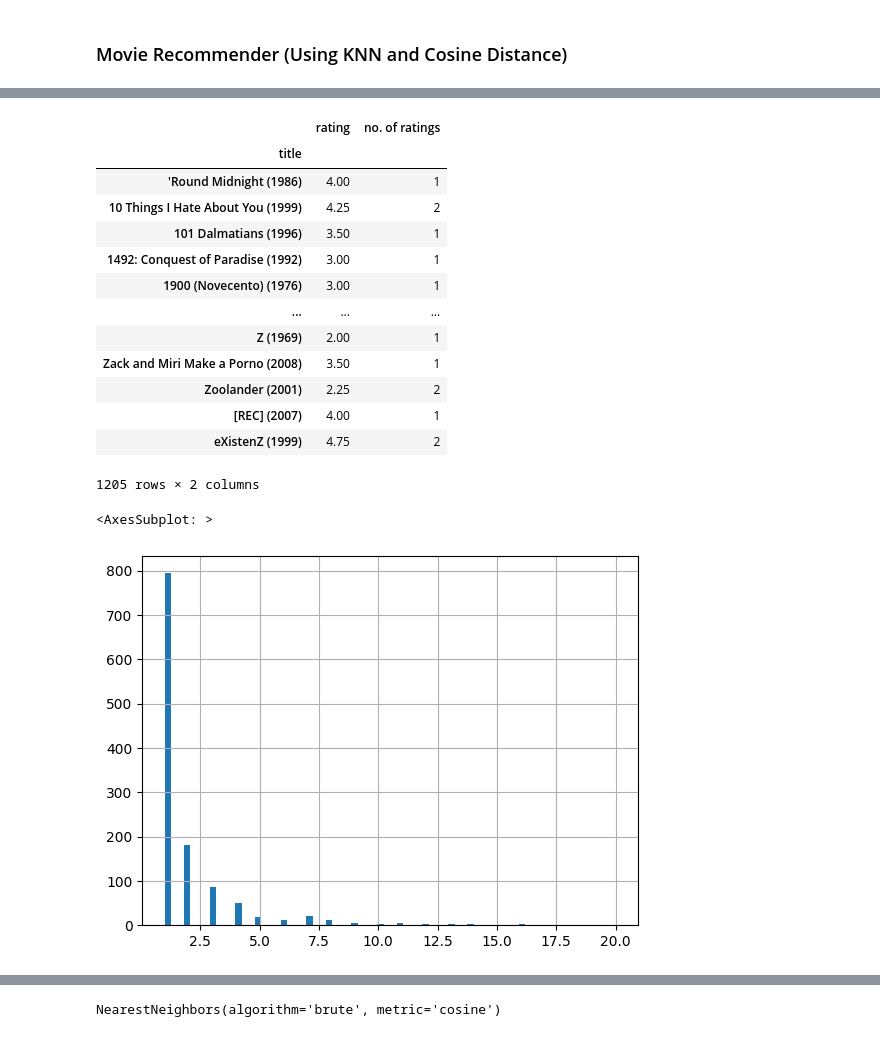
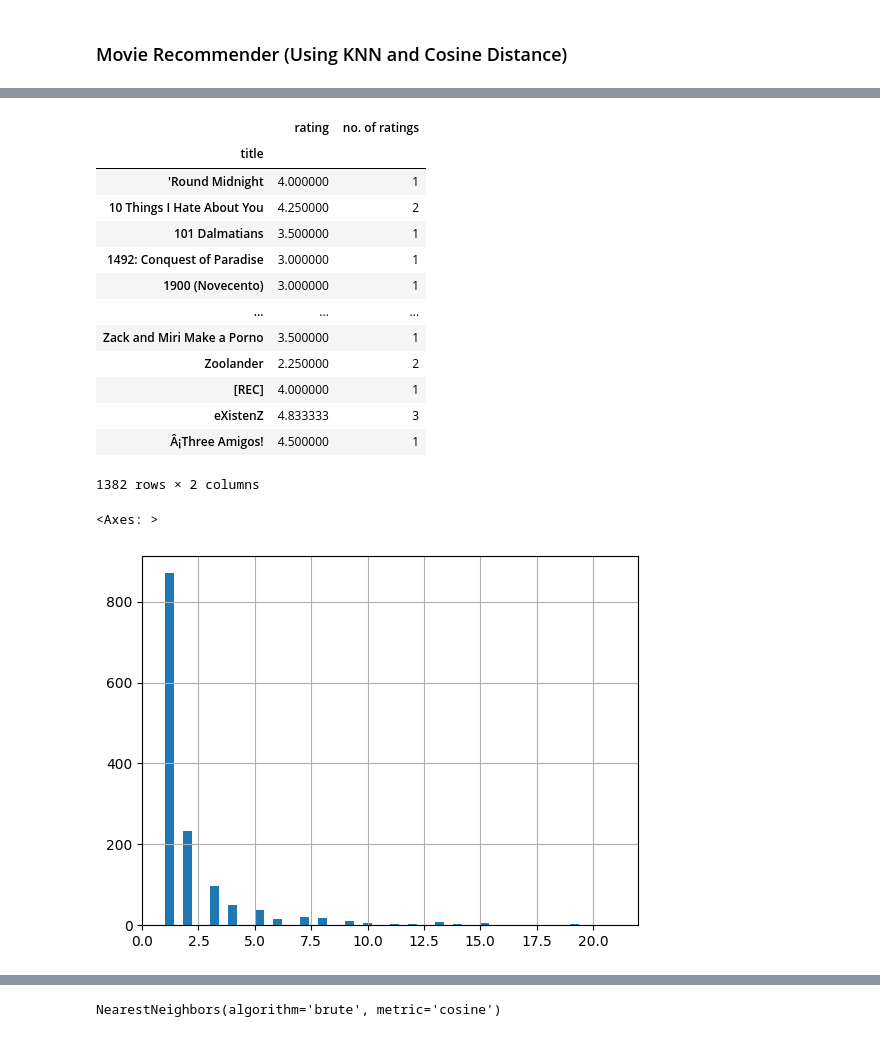
Before and after one commit to Prakhar-25/MovieMentor-Movie-Recommendation-, a Jupyter notebook: model_2.ipynb, the cells around one changed output, grey strips where cells are left out. Cells and saved outputs as stored; diff of their text form; code cells hidden in the pictures.

```diff
--- a/model_2.ipynb
+++ b/model_2.ipynb
@@ -28,0 +29,3 @@ movie
+# %%
+movie['title'] = movie['title'].str.rsplit(' (',n = 1).str[0]
+movie
@@ -29,3 +46,5 @@ movie
+# %%
+movie.dropna(subset=['title', 'userId', 'rating'], inplace=True)
 # %%
 import matplotlib.pyplot as plt
 %matplotlib inline
@@ -36,24 +55,24 @@ ratings
 # %% [output]
 |  | rating | no. of ratings |
 | title |  |  |
-| 'Round Midnight (1986) | 4.00 | 1 |
-| 10 Things I Hate About You (1999) | 4.25 | 2 |
-| 101 Dalmatians (1996) | 3.50 | 1 |
-| 1492: Conquest of Paradise (1992) | 3.00 | 1 |
-| 1900 (Novecento) (1976) | 3.00 | 1 |
+| 'Round Midnight | 4.000000 | 1 |
+| 10 Things I Hate About You | 4.250000 | 2 |
+| 101 Dalmatians | 3.500000 | 1 |
+| 1492: Conquest of Paradise | 3.000000 | 1 |
+| 1900 (Novecento) | 3.000000 | 1 |
 | ... | ... | ... |
-| Z (1969) | 2.00 | 1 |
-| Zack and Miri Make a Porno (2008) | 3.50 | 1 |
-| Zoolander (2001) | 2.25 | 2 |
-| [REC] (2007) | 4.00 | 1 |
-| eXistenZ (1999) | 4.75 | 2 |
+| Zack and Miri Make a Porno | 3.500000 | 1 |
+| Zoolander | 2.250000 | 2 |
+| [REC] | 4.000000 | 1 |
+| eXistenZ | 4.833333 | 3 |
+| Â¡Three Amigos! | 4.500000 | 1 |
-1205 rows × 2 columns
+1382 rows × 2 columns
 # %%
 plt.Figure(figsize = (10,4))
-ratings['no. of ratings'].hist(bins = 70)
+ratings['no. of ratings'].hist(bins = 50)
 # %% [output]
-<AxesSubplot: >
+<Axes: >
-[figure, old version]
+[figure, new version]
 # %%
 plt.Figure(figsize = (10,4))
 ratings['rating'].hist(bins = 60)
```
Also changed, not shown: parts of 13 cells of this notebook, 6 other files.
